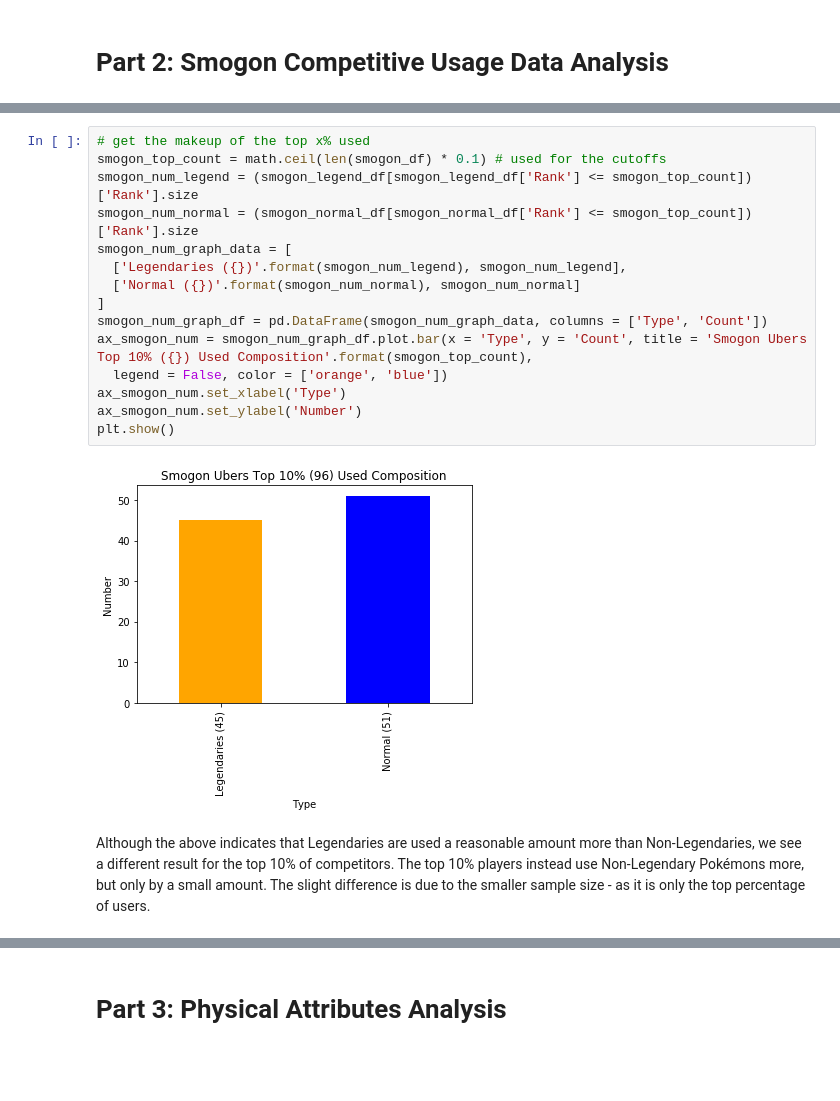
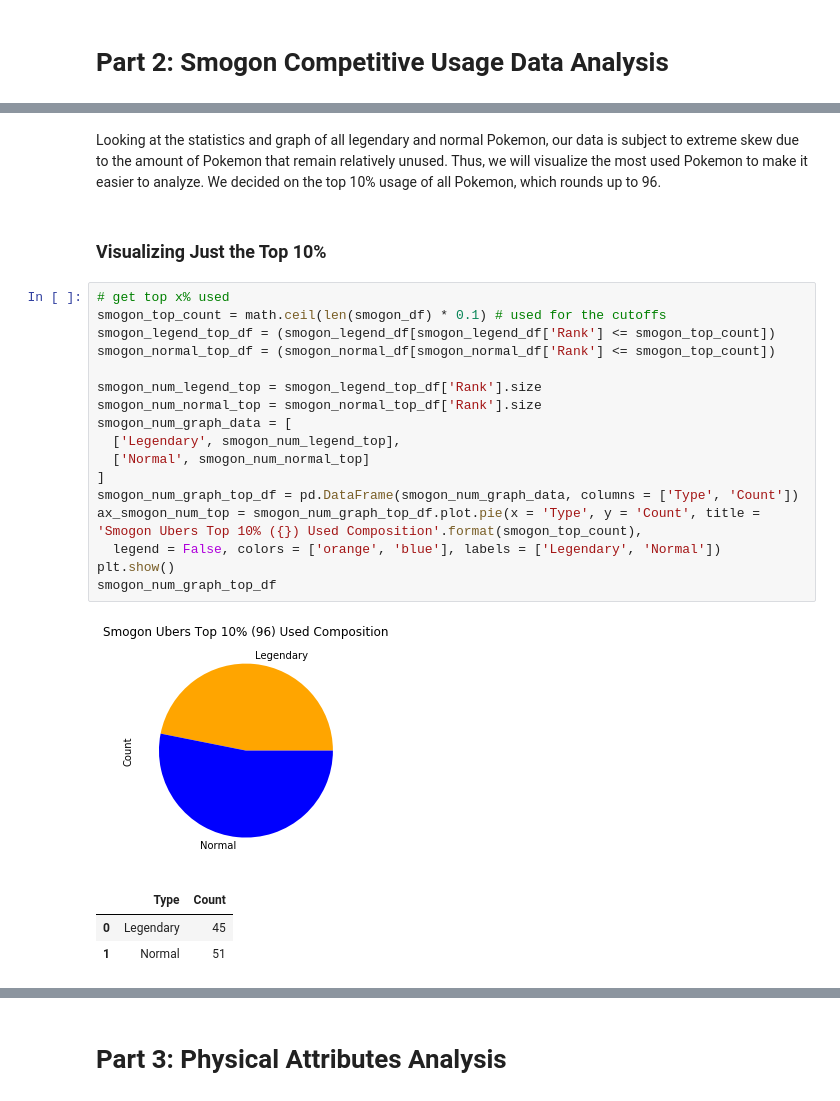
Before and after one commit to WhipeeDip/COGS108-Project, a Jupyter notebook: FinalProject.ipynb, the cells around one changed output, grey strips where cells are left out. Saved outputs shown, nothing was run; the diff lists cells and outputs as text; blank space fills up the shorter version.

Commit message:
Updated Smogon analysis.

```diff
--- a/FinalProject.ipynb
+++ b/FinalProject.ipynb
@@ -397,19 +426,26 @@ The next visualization is a negative exponential graph, with the x-axis as the P
+# %% [markdown]
+Looking at the statistics and graph of all legendary and normal Pokemon, our data is subject to extreme skew due to the amount of Pokemon that remain relatively unused. Thus, we will visualize the most used Pokemon to make it easier to analyze. We decided on the top 10% usage of all Pokemon, which rounds up to 96.
+# %% [markdown]
+### Visualizing Just the Top 10%
 # %%
-# get the makeup of the top x% used
+# get top x% used
 smogon_top_count = math.ceil(len(smogon_df) * 0.1) # used for the cutoffs
-smogon_num_legend = (smogon_legend_df[smogon_legend_df['Rank'] <= smogon_top_count])['Rank'].size
-smogon_num_normal = (smogon_normal_df[smogon_normal_df['Rank'] <= smogon_top_count])['Rank'].size
+smogon_legend_top_df = (smogon_legend_df[smogon_legend_df['Rank'] <= smogon_top_count])
+smogon_normal_top_df = (smogon_normal_df[smogon_normal_df['Rank'] <= smogon_top_count])
+
+smogon_num_legend_top = smogon_legend_top_df['Rank'].size
+smogon_num_normal_top = smogon_normal_top_df['Rank'].size
 smogon_num_graph_data = [
-  ['Legendaries ({})'.format(smogon_num_legend), smogon_num_legend],
-  ['Normal ({})'.format(smogon_num_normal), smogon_num_normal]
+  ['Legendary', smogon_num_legend_top],
+  ['Normal', smogon_num_normal_top]
 ]
-smogon_num_graph_df = pd.DataFrame(smogon_num_graph_data, columns = ['Type', 'Count'])
-ax_smogon_num = smogon_num_graph_df.plot.bar(x = 'Type', y = 'Count', title = 'Smogon Ubers Top 10% ({}) Used Composition'.format(smogon_top_count),
-  legend = False, color = ['orange', 'blue'])
-ax_smogon_num.set_xlabel('Type')
-ax_smogon_num.set_ylabel('Number')
+smogon_num_graph_top_df = pd.DataFrame(smogon_num_graph_data, columns = ['Type', 'Count'])
+ax_smogon_num_top = smogon_num_graph_top_df.plot.pie(x = 'Type', y = 'Count', title = 'Smogon Ubers Top 10% ({}) Used Composition'.format(smogon_top_count),
+  legend = False, colors = ['orange', 'blue'], labels = ['Legendary', 'Normal'])
 plt.show()
+smogon_num_graph_top_df
 # %% [output]
-[figure, old version]
+[figure, new version]
+|  | Type | Count |
+| 0 | Legendary | 45 |
+| 1 | Normal | 51 |
-# %% [markdown]
-Although the above indicates that Legendaries are used a reasonable amount more than Non-Legendaries, we see a different result for the top 10% of competitors. The top 10% players instead use Non-Legendary Pokémons more, but only by a small amount. The slight difference is due to the smaller sample size - as it is only the top percentage of users.
```
Also changed, not shown: parts of 57 cells of this notebook.
